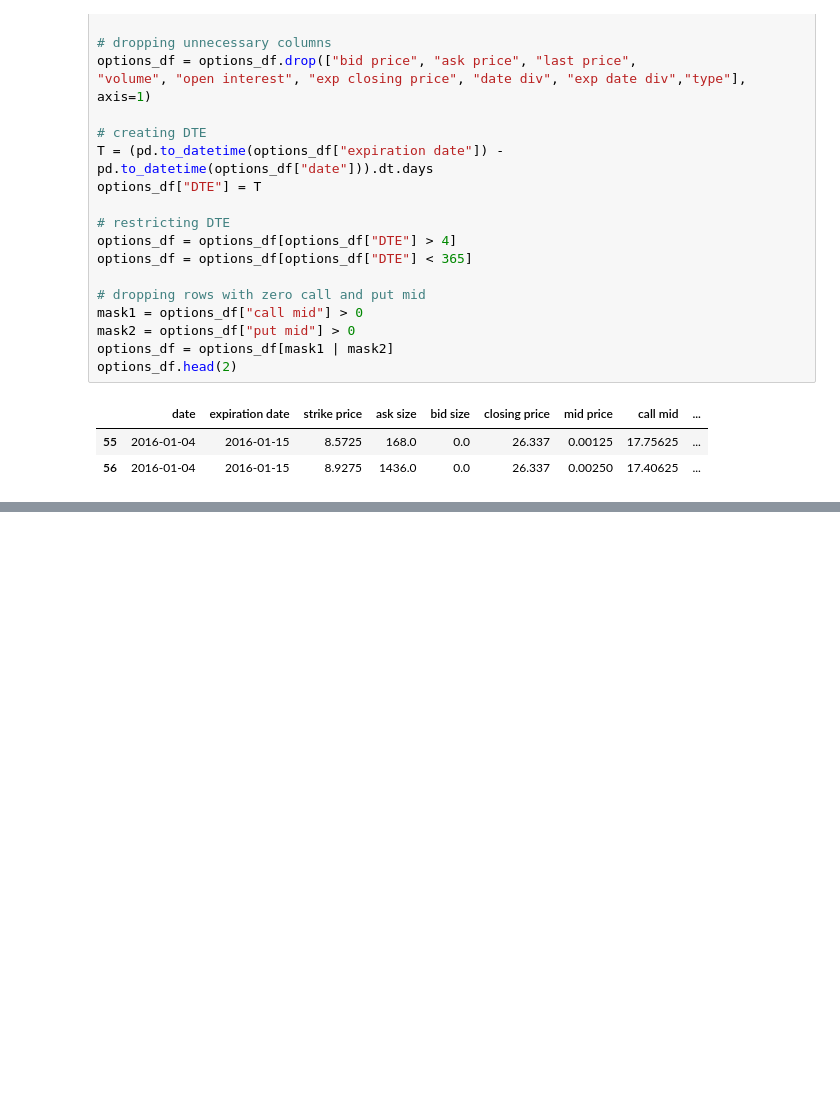
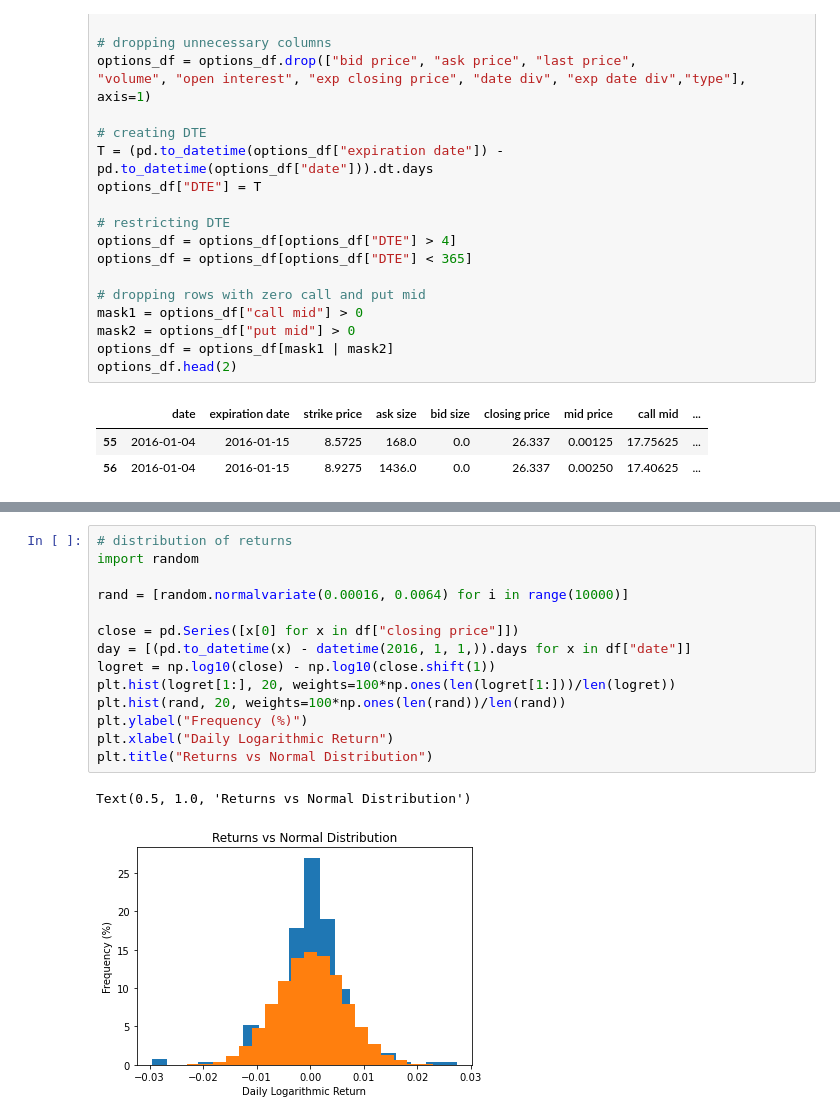
Before and after one commit to joeHollander/Quant_Finance, a Jupyter notebook: Options/OptionVisualization.ipynb, the cells around one changed output, grey strips where cells are left out. Saved outputs shown, nothing was run; the diff lists cells and outputs as text; blank space fills up the shorter version.

```diff
--- a/Options/OptionVisualization.ipynb
+++ b/Options/OptionVisualization.ipynb
@@ -193,0 +210,17 @@ See the caveats in the documentation: https://pandas.pydata.org/pandas-docs/stab
+# %%
+# distribution of returns
+import random
+
+rand = [random.normalvariate(0.00016, 0.0064) for i in range(10000)]
+
+close = pd.Series([x[0] for x in df["closing price"]])
+day = [(pd.to_datetime(x) - datetime(2016, 1, 1,)).days for x in df["date"]]
+logret = np.log10(close) - np.log10(close.shift(1))
+plt.hist(logret[1:], 20, weights=100*np.ones(len(logret[1:]))/len(logret))
+plt.hist(rand, 20, weights=100*np.ones(len(rand))/len(rand))
+plt.ylabel("Frequency (%)")
+plt.xlabel("Daily Logarithmic Return")
+plt.title("Returns vs Normal Distribution")
+# %% [output]
+Text(0.5, 1.0, 'Returns vs Normal Distribution')
+[figure, added]
```
Also changed, not shown: parts of 10 cells of this notebook, 1 other file.
